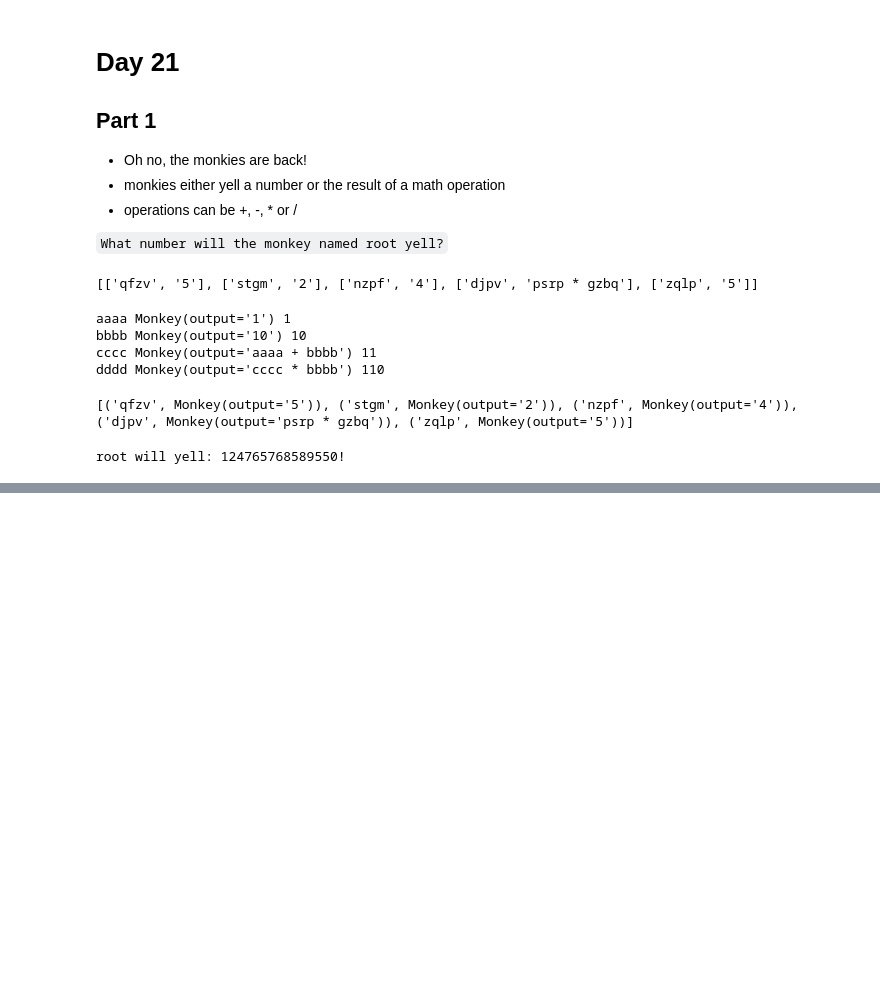
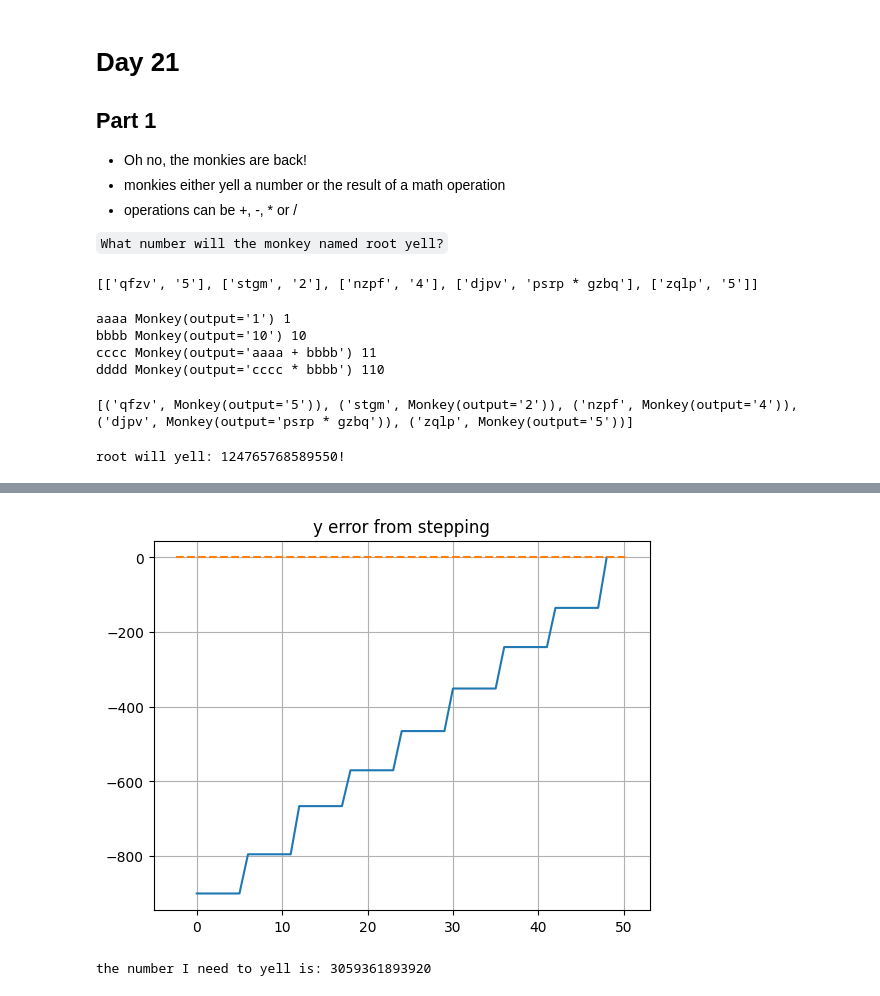
Before and after one commit to nouseforkeys/advent_of_code_22, a Jupyter notebook: day_21.ipynb, the cells around one changed output, grey strips where cells are left out. Saved outputs shown, nothing was run; the diff lists cells and outputs as text; code cells hidden in the pictures; blank space fills up the shorter version.

```diff
--- a/day_21.ipynb
+++ b/day_21.ipynb
@@ -83,0 +231,23 @@ root will yell: 124765768589550!
+# %%
+# not quite there!
+# perhaps it just needs a little nudge
+x_stepped = [x[-1]]
+y_stepped = [y[-1]]
+
+while y_stepped[-1] > target:
+    x_stepped.append(x_stepped[-1] + 1)
+    tracers['humn'].output = str(x_stepped[-1])
+    y_stepped.append(tracers[monkey_a].get_value(tracers))
+# %%
+fig, error_ax = plt.subplots()
+error_ax.plot([target - value for value in y_stepped])
+error_ax.plot(error_ax.get_xlim(), [0] * 2, '--')
+error_ax.set_title('y error from stepping')
+error_ax.grid('ON')
+# %% [output]
+[figure, added]
+# %%
+# the final stepped x value should be the answer!
+print(f'the number I need to yell is: {x_stepped[-1]}')
+# %% [output]
+the number I need to yell is: 3059361893920
```
Also changed, not shown: parts of 10 cells of this notebook.
